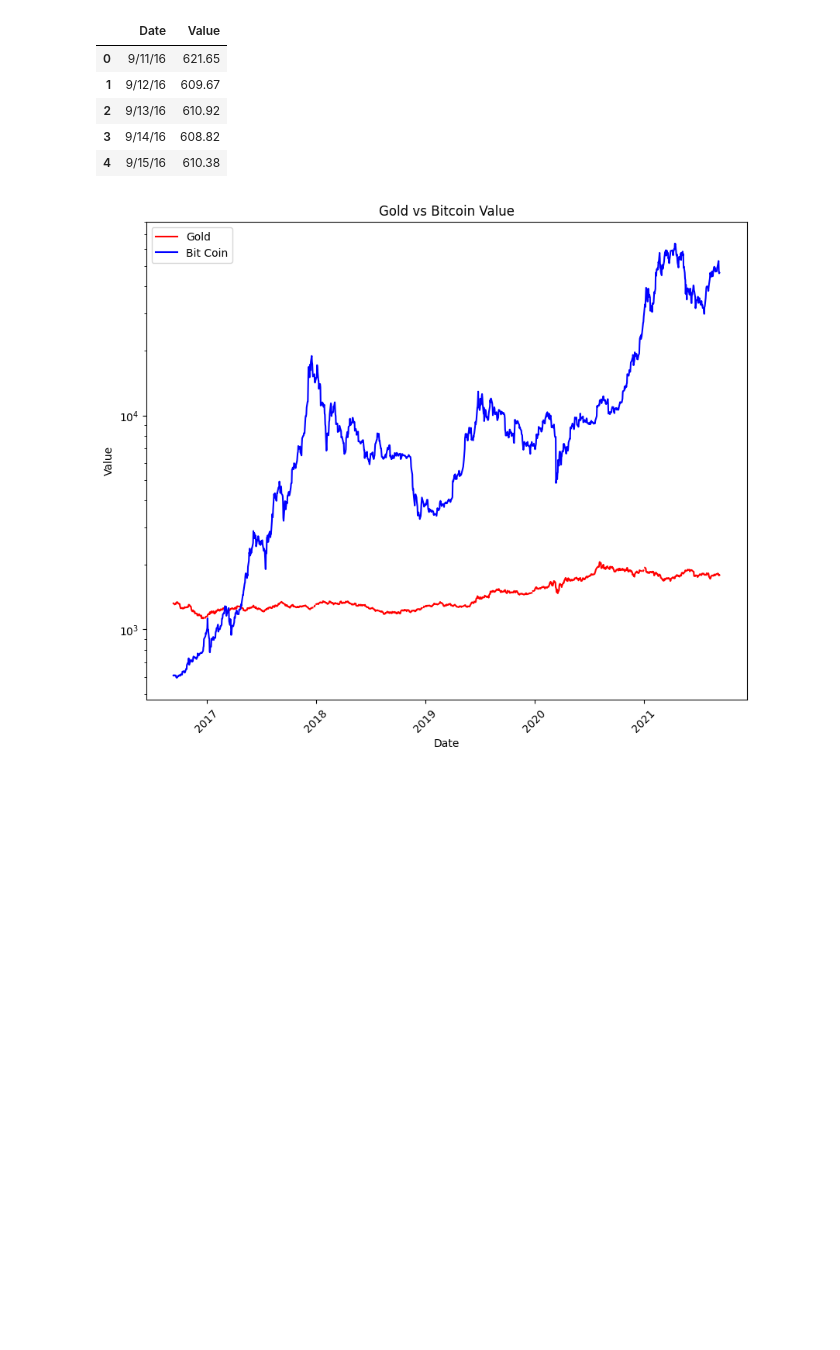
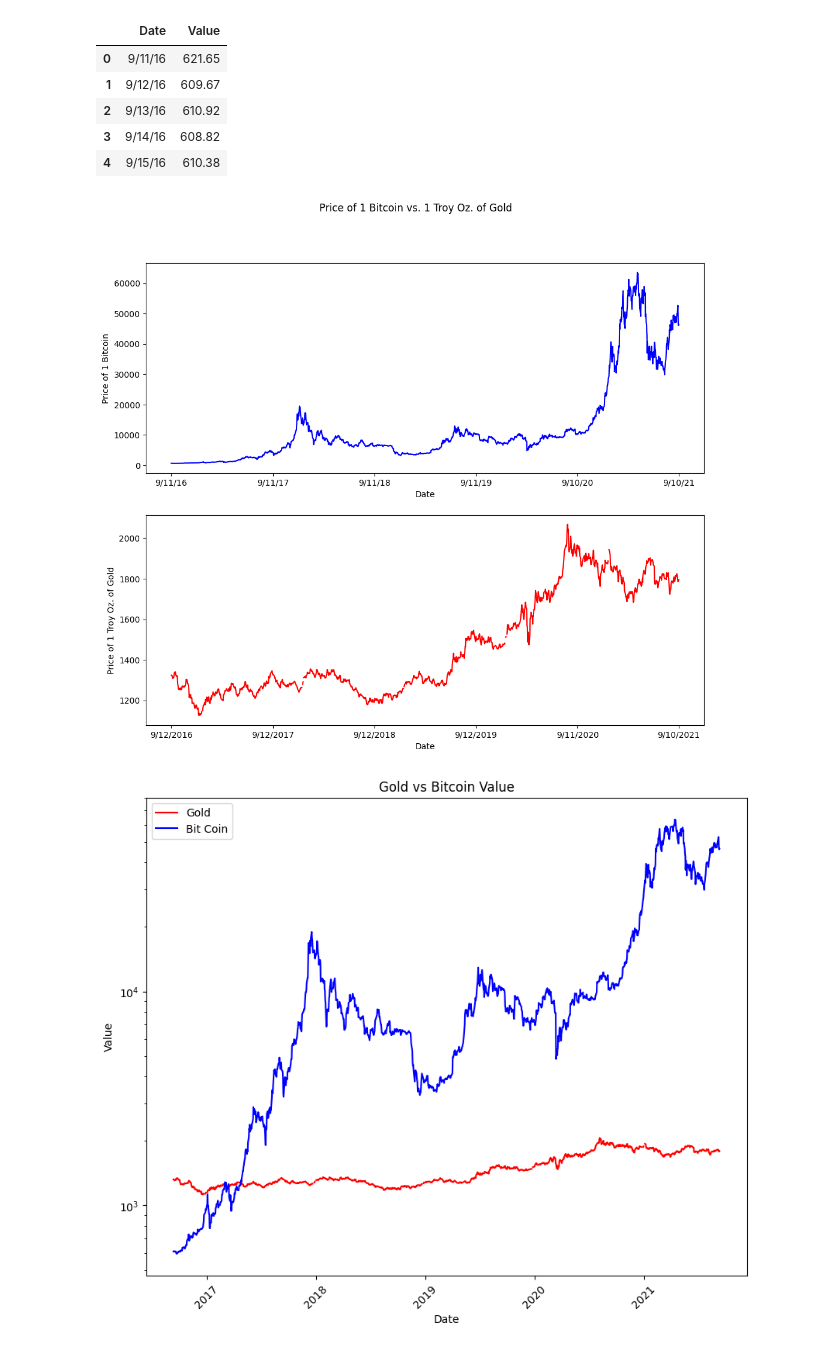
Before and after one commit to magriffy/Portfolio_Data_Analytics, a Jupyter notebook: GoldvsBitCoin/Analysis.ipynb, the cells around one changed output. Cells and saved outputs as stored; diff of their text form; code cells hidden in the pictures; blank space fills up the shorter version.

Commit message:
Added subplots to ipynb

```diff
--- a/GoldvsBitCoin/Analysis.ipynb
+++ b/GoldvsBitCoin/Analysis.ipynb
@@ -40,6 +40,31 @@ bcoin_df.head()
 | 2 | 9/13/16 | 610.92 |
 | 3 | 9/14/16 | 608.82 |
 | 4 | 9/15/16 | 610.38 |
+# %%
+
+b_xtcks = [bcoin_df["Date"][0], bcoin_df["Date"][365], bcoin_df["Date"][730], bcoin_df["Date"][1095], bcoin_df["Date"][1460], bcoin_df["Date"][1825]]
+g_xtcks = [gold_df["Date"][0], gold_df["Date"][253], gold_df["Date"][506], gold_df["Date"][759], gold_df["Date"][1012], gold_df["Date"][1264]]
+
+figure, axis = plt.subplots(2,1)
+figure.set_figwidth(12)
+figure.set_figheight(10)
+
+# Bitcoin plot
+axis[0].plot(bcoin_df["Date"], bcoin_df["Value"], color='b')
+axis[0].set_xticks(b_xtcks)
+axis[0].set_xlabel("Date")
+axis[0].set_ylabel("Price of 1 Bitcoin")
+
+# Gold plot
+axis[1].plot(gold_df["Date"], gold_df["Value1"], color='r')
+axis[1].set_xticks(g_xtcks)
+axis[1].set_xlabel("Date")
+axis[1].set_ylabel("Price of 1 Troy Oz. of Gold")
+
+figure.suptitle("Price of 1 Bitcoin vs. 1 Troy Oz. of Gold")
+plt.show()
+# %% [output]
+[figure, added]
 # %%
 gold_df["Date"] = pd.to_datetime(gold_df["Date"])
 bcoin_df["Date"] = pd.to_datetime(bcoin_df["Date"])
```
Also changed, not shown: 1 other file.
